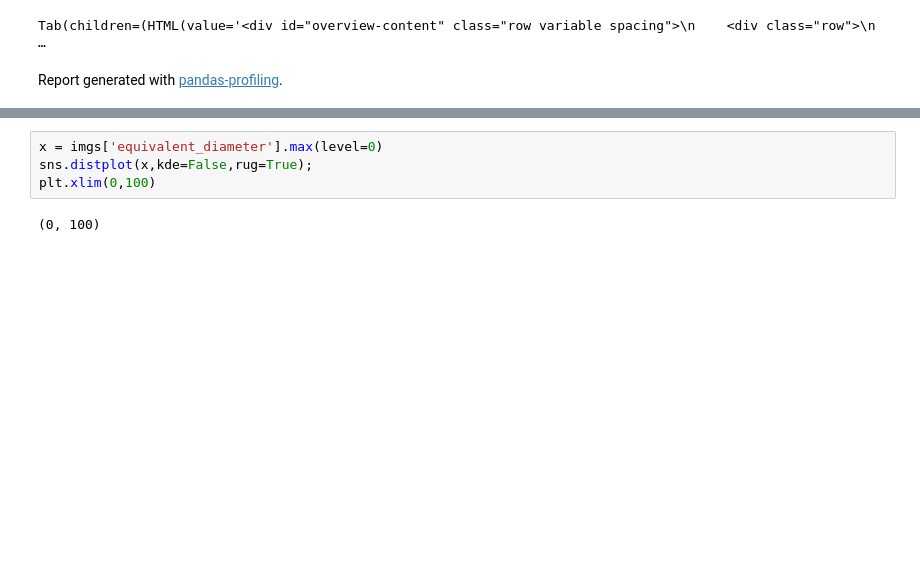
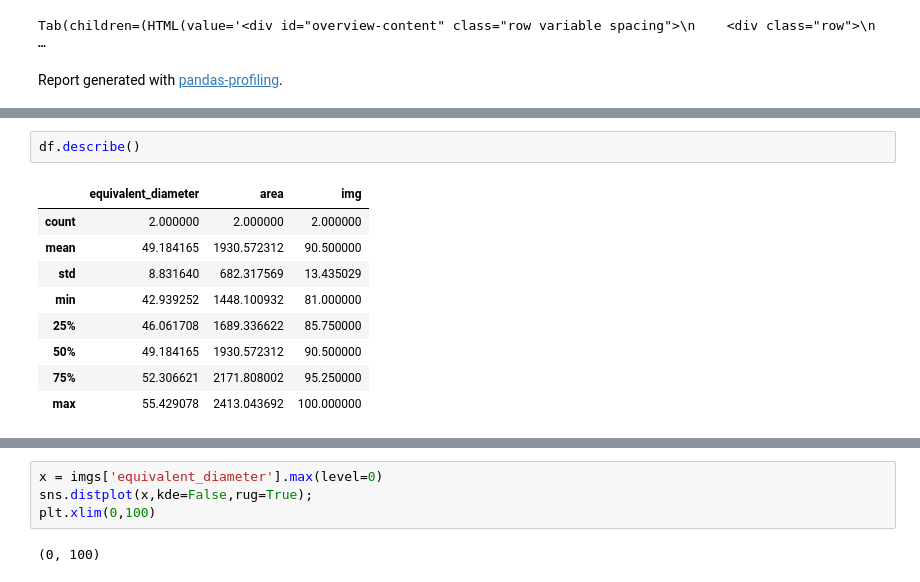
Before and after one commit to jrr1984/defects_analysis, a Jupyter notebook: Defects analysis.ipynb, the cells around one changed output, grey strips where cells are left out. Cells and saved outputs as stored; diff of their text form; blank space fills up the shorter version.

```diff
--- a/Defects analysis.ipynb
+++ b/Defects analysis.ipynb
@@ -43,0 +42,12 @@ df.describe()
+# %%
+df.describe()
+# %% [output]
+|  | equivalent_diameter | area | img |
+| count | 2.000000 | 2.000000 | 2.000000 |
+| mean | 49.184165 | 1930.572312 | 90.500000 |
+| std | 8.831640 | 682.317569 | 13.435029 |
+| min | 42.939252 | 1448.100932 | 81.000000 |
+| 25% | 46.061708 | 1689.336622 | 85.750000 |
+| 50% | 49.184165 | 1930.572312 | 90.500000 |
+| 75% | 52.306621 | 2171.808002 | 95.250000 |
+| max | 55.429078 | 2413.043692 | 100.000000 |
```
Also changed, not shown: parts of 11 cells of this notebook, 5 other files.
